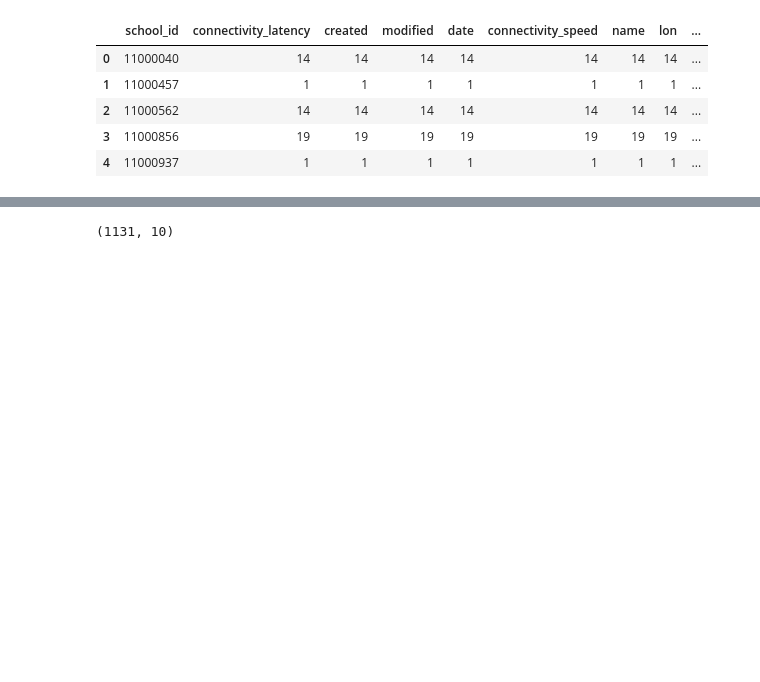
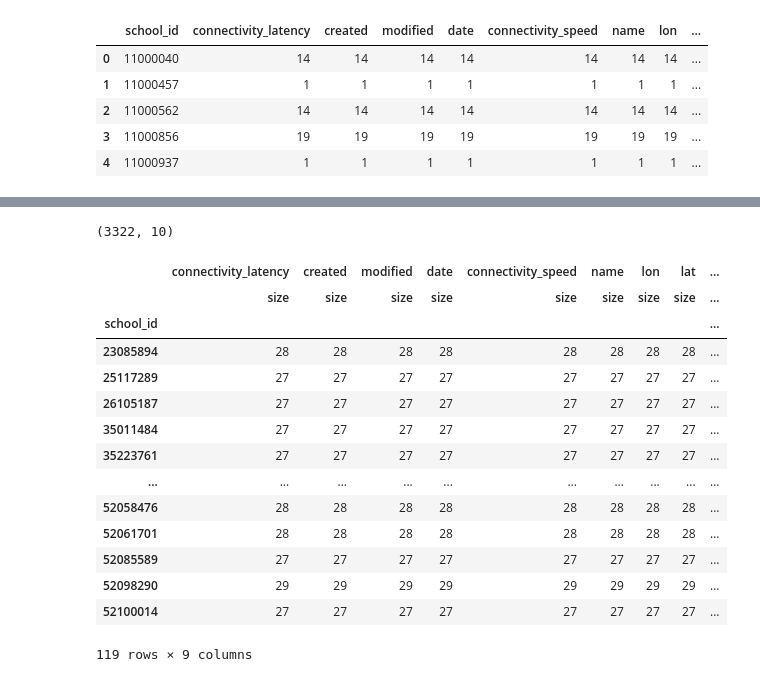
Before and after one commit to HarshaGowtham/UNICEF_RESEARCH_DEEPLEARNING, a Jupyter notebook: E&S_Analysis_UNICEF.ipynb, the cells around one changed output, grey strips where cells are left out. Cells and saved outputs as stored; diff of their text form; code cells hidden in the pictures; blank space fills up the shorter version.

Commit message:
yet to add the missing dates for school_id's

```diff
--- a/E&S_Analysis_UNICEF.ipynb
+++ b/E&S_Analysis_UNICEF.ipynb
@@ -424,8 +424,8 @@ df7.head()
 | 3 | 11000856 | 19 | 19 | 19 | 19 | 19 | 19 | 19 | ... |
 | 4 | 11000937 | 1 | 1 | 1 | 1 | 1 | 1 | 1 | ... |
 # %%
-##extracting the school_ids that having 29 datapoints
-df_temp = pd.DataFrame(df7[df7['date']==29]['school_id'])
+##extracting the school_ids that having atleast 27 datapoints
+df_temp = pd.DataFrame(df7[df7['date']>=27]['school_id'])
 
 df_8 = pd.merge(
     left = df,
@@ -445,4 +446,23 @@ df_8.head()
 # %%
 df_8.shape
 # %% [output]
-(1131, 10)
+(3322, 10)
+# %%
+##checking whether the datapoints for each school_id are atleast 27
+df_8.groupby(['school_id']).agg({'size'})
+# %% [output]
+|  | connectivity_latency | created | modified | date | connectivity_speed | name | lon | lat | ... |
+|  | size | size | size | size | size | size | size | size | ... |
+| school_id |  |  |  |  |  |  |  |  | ... |
+| 23085894 | 28 | 28 | 28 | 28 | 28 | 28 | 28 | 28 | ... |
+| 25117289 | 27 | 27 | 27 | 27 | 27 | 27 | 27 | 27 | ... |
+| 26105187 | 27 | 27 | 27 | 27 | 27 | 27 | 27 | 27 | ... |
+| 35011484 | 27 | 27 | 27 | 27 | 27 | 27 | 27 | 27 | ... |
+| 35223761 | 27 | 27 | 27 | 27 | 27 | 27 | 27 | 27 | ... |
+| ... | ... | ... | ... | ... | ... | ... | ... | ... | ... |
+| 52058476 | 28 | 28 | 28 | 28 | 28 | 28 | 28 | 28 | ... |
+| 52061701 | 28 | 28 | 28 | 28 | 28 | 28 | 28 | 28 | ... |
+| 52085589 | 27 | 27 | 27 | 27 | 27 | 27 | 27 | 27 | ... |
+| 52098290 | 29 | 29 | 29 | 29 | 29 | 29 | 29 | 29 | ... |
+| 52100014 | 27 | 27 | 27 | 27 | 27 | 27 | 27 | 27 | ... |
+119 rows × 9 columns
```
Also changed, not shown: parts of 4 cells of this notebook.
